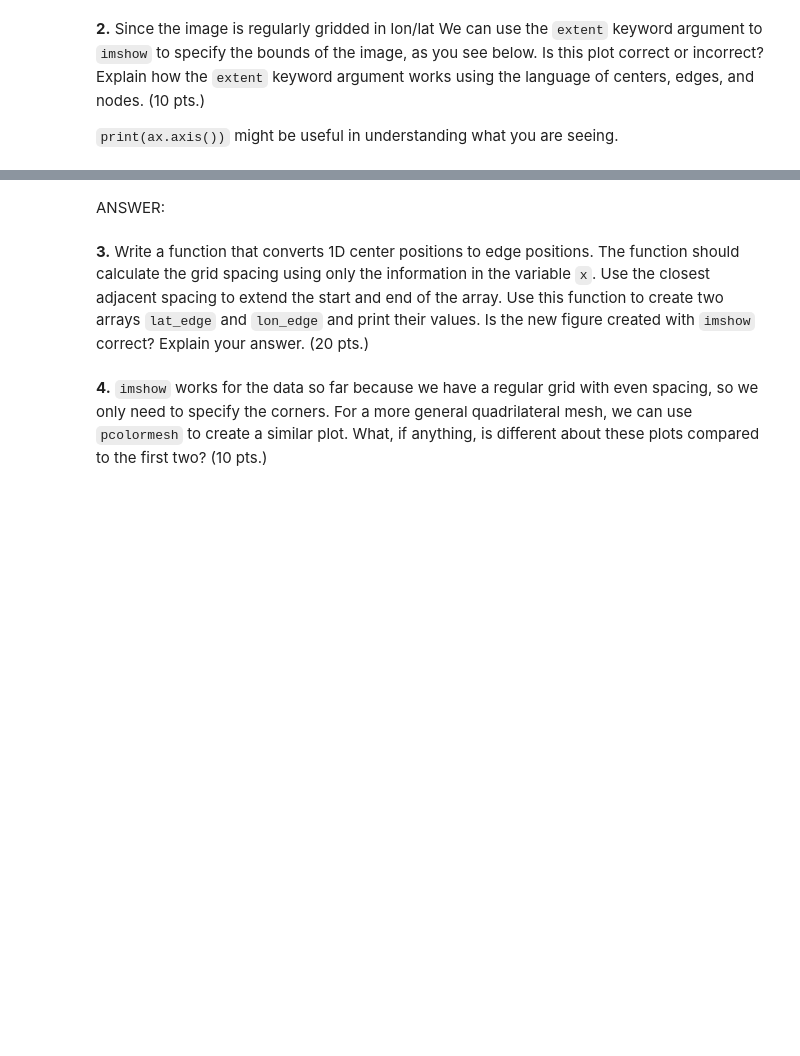
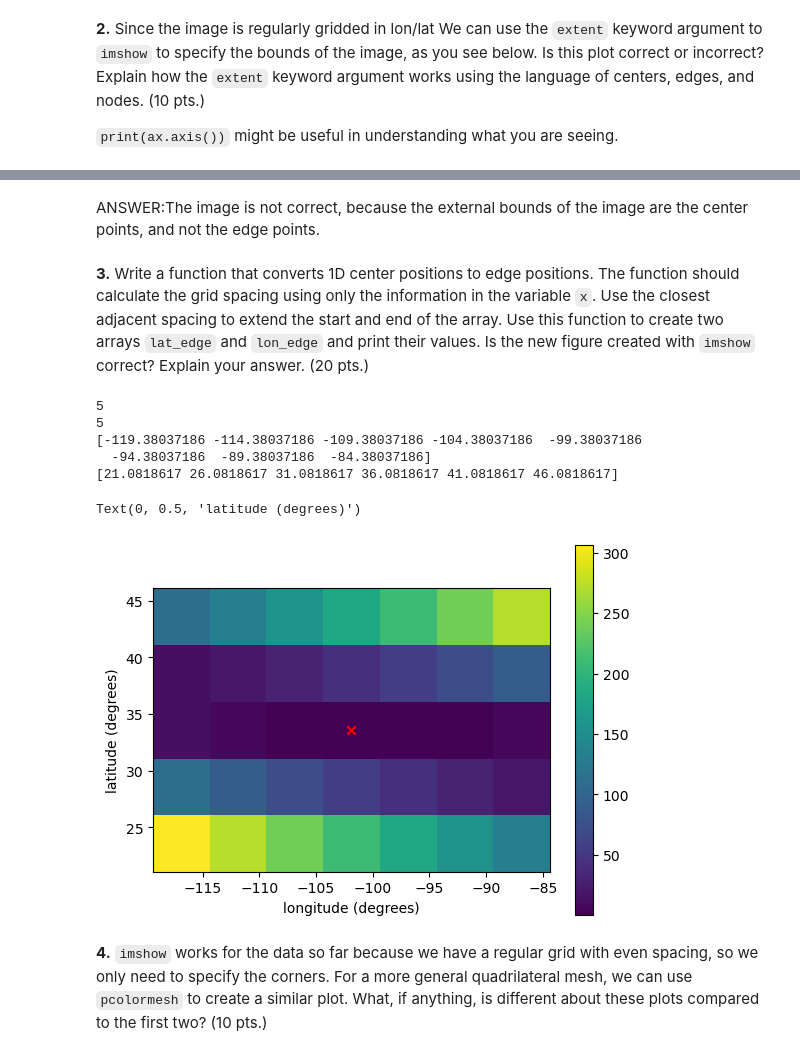
Before and after one commit to KyleWat/DataFieldsCode, a Jupyter notebook: Homework 1.ipynb, the cells around one changed output, grey strips where cells are left out. Drawn from its saved outputs; the diff is of its cells as text; code cells hidden in the pictures; blank space fills up the shorter version.

```diff
--- a/Homework 1.ipynb
+++ b/Homework 1.ipynb
@@ -66,23 +76,37 @@ ax.set_ylabel('latitude (degrees)')
-# %% [markdown]
-ANSWER:
+# %% [markdown]
+ANSWER:The image is not correct, because the external bounds of the image are the center points, and not the edge points.
 # %% [markdown]
 **3.** Write a function that converts 1D center positions to edge positions. The function should calculate the grid spacing using only the information in the variable `x`. Use the closest adjacent spacing to extend the start and end of the array. Use this function to create two arrays `lat_edge` and `lon_edge` and print their values. Is the new figure created with `imshow` correct? Explain your answer. (20 pts.)
 # %%
 def centers_to_edges_1d(x):
-    pass # replace with your code
+    x_final = np.zeros(len(x)+1)
+    deltax = (x[1]-x[0])/2
+    edgeStartingPoint = x[0]-deltax
+    print(int(deltax*2))
+    for i in range((len(x)+1)):
+        x_final[i] = edgeStartingPoint + 2*deltax*i
 
+    return x_final
 lon_edge = centers_to_edges_1d(lon)
 lat_edge = centers_to_edges_1d(lat)
 print(lon_edge)
 print(lat_edge)
 
 fig = plt.figure()
 ax = fig.add_subplot(111)
 im = ax.imshow(d, origin='lower', extent=(lon_edge.min(), lon_edge.max(), lat_edge.min(), lat_edge.max()))
 plt.colorbar(im)
 ax.scatter(mcom_lon, mcom_lat, marker='x', color='red')
 ax.set_xlabel('longitude (degrees)')
 ax.set_ylabel('latitude (degrees)')
+# %% [output]
+5
+5
+[-119.38037186 -114.38037186 -109.38037186 -104.38037186  -99.38037186
+  -94.38037186  -89.38037186  -84.38037186]
+[21.0818617 26.0818617 31.0818617 36.0818617 41.0818617 46.0818617]
+Text(0, 0.5, 'latitude (degrees)')
+[figure, added]
 # %% [markdown]
 **4.** `imshow` works for the data so far because we have a regular grid with even spacing, so we only need to specify the corners. For a more general quadrilateral mesh, we can use `pcolormesh` to create a similar plot. What, if anything, is different about these plots compared to the first two? (10 pts.)
 # %%
```
Also changed, not shown: parts of 8 cells of this notebook.
